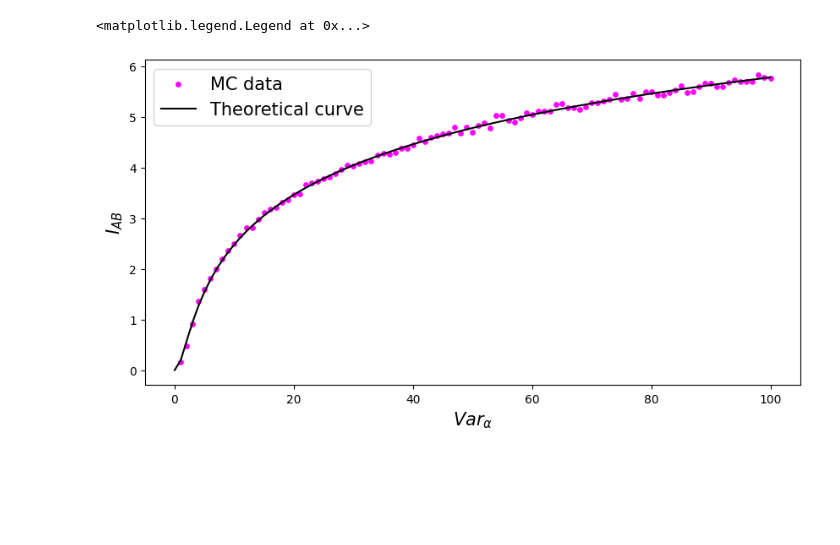
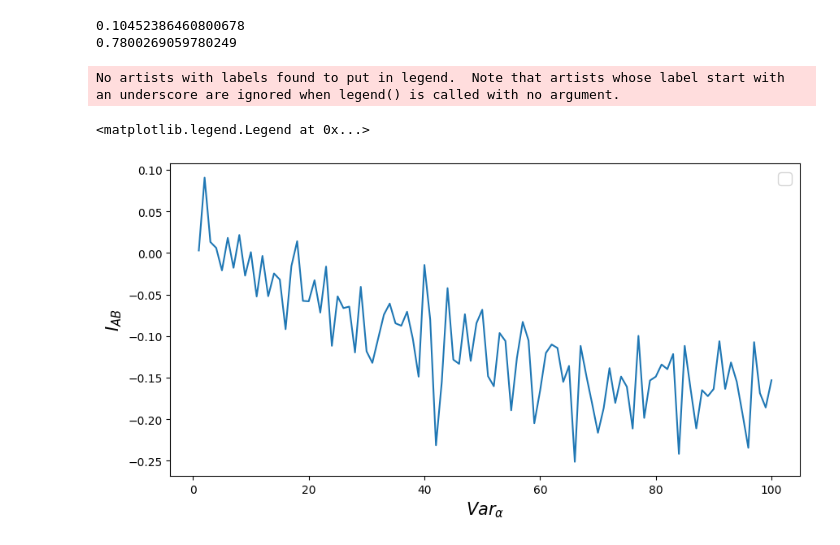
Before and after one commit to KPourgourides/Quantum-Communications-Internship-IRIDA-, a Jupyter notebook: coherent_channel_SF.ipynb, the cells around one changed output. Cells and saved outputs as stored; diff of their text form; code cells hidden in the pictures; blank space fills up the shorter version.

Commit message:
holevo bound

```diff
--- a/coherent_channel_SF.ipynb
+++ b/coherent_channel_SF.ipynb
@@ -44,23 +44,58 @@ def sf_protocol(eta, var, key_len):
         eng.reset()
 
     return alice_bitstr, bob_bitstr
-# %%
-eta = 0.3
-keylen=1000
-sigma_grid = np.linspace(0,100,101)
-I_grid=[]
-for sigma in sigma_grid:
-    alice_bitstr, bob_bitstr = sf_protocol(eta, sigma**2, keylen)
-    rho = np.corrcoef(alice_bitstr, bob_bitstr)[0, 1]
-    I_AB = -0.5 * np.log2(1 - rho**2)
-    I_grid.append(I_AB)
-# %%
-fig = plt.figure(figsize=(10,5), dpi=100)
-plt.scatter(sigma_grid, I_grid, s=15, color = 'magenta', label='MC data')
-plt.plot(sigma_grid, 1/2*np.log2(1+(sigma_grid**2*eta)/(1+eta*(1-1))), 'k', label='Theoretical curve')
-plt.xlabel(r'$Var_{{\alpha}}$', fontsize=15)
-plt.ylabel(r'$I_{{AB}}$', fontsize=15)
-plt.legend(fontsize=15)
-# %% [output]
-<matplotlib.legend.Legend at 0x...>
-[figure, removed]
+# %%
+def G(x):
+    if x==0:
+        return 0
+    return  (x + 1)*np.log2(x + 1) - x*np.log2(x)
+
+
+def holevo_bound(lambda1, lambda2):
+    return G((lambda1 - 1)/2) - G((lambda2 - 1)/2)
+
+def lambda_RR(var_a, eta):
+    lambda1 = 1+(1-eta)*var_a
+    lambda2 = np.sqrt((1+(1-eta)*var_a)*(1+(1-eta)*var_a/(1+eta*var_a)))
+    return lambda1, lambda2
+
+
+def lambda_DR(var_a, eta):
+    lambda1 = 1+(1-eta)*var_a
+    lambda2 = 1
+    return lambda1, lambda2
+
+var_a = 1
+eta = 0.6
+print(holevo_bound(*lambda_RR(var_a, eta)))
+print(holevo_bound(*lambda_DR(var_a, eta)))
+# %% [output]
+0.10452386460800678
+0.7800269059780249
+# %%
+eta = 0.1
+keylen=1000
+sigma_grid = np.linspace(0,100,101)
+I_grid=[]
+holevo_grid=[]
+for sigma in sigma_grid:
+    alice_bitstr, bob_bitstr = sf_protocol(eta, sigma**2, keylen)
+    rho = np.corrcoef(alice_bitstr, bob_bitstr)[0, 1]
+    I_AB = -0.5 * np.log2(1 - rho**2)
+    I_grid.append(I_AB)
+    holevo_grid.append(holevo_bound(*lambda_RR(sigma**2, eta)))
+# %%
+def key_rate(recon_eff, I, x):
+    return recon_eff*np.array(I)-np.array(x)
+# %%
+fig = plt.figure(figsize=(10,5), dpi=100)
+#plt.scatter(sigma_grid, I_grid, s=15, color = 'magenta', label='MC data')
+#plt.plot(sigma_grid, 1/2*np.log2(1+(sigma_grid**2*eta)/(1+eta*(1-1))), 'k', label='Theoretical curve')
+plt.plot(sigma_grid, key_rate(0.95, I_grid, holevo_grid))
+plt.xlabel(r'$Var_{{\alpha}}$', fontsize=15)
+plt.ylabel(r'$I_{{AB}}$', fontsize=15)
+plt.legend(fontsize=15)
+# %% [output]
+No artists with labels found to put in legend.  Note that artists whose label start with an underscore are ignored when legend() is called with no argument.
+<matplotlib.legend.Legend at 0x...>
+[figure, added]
```
